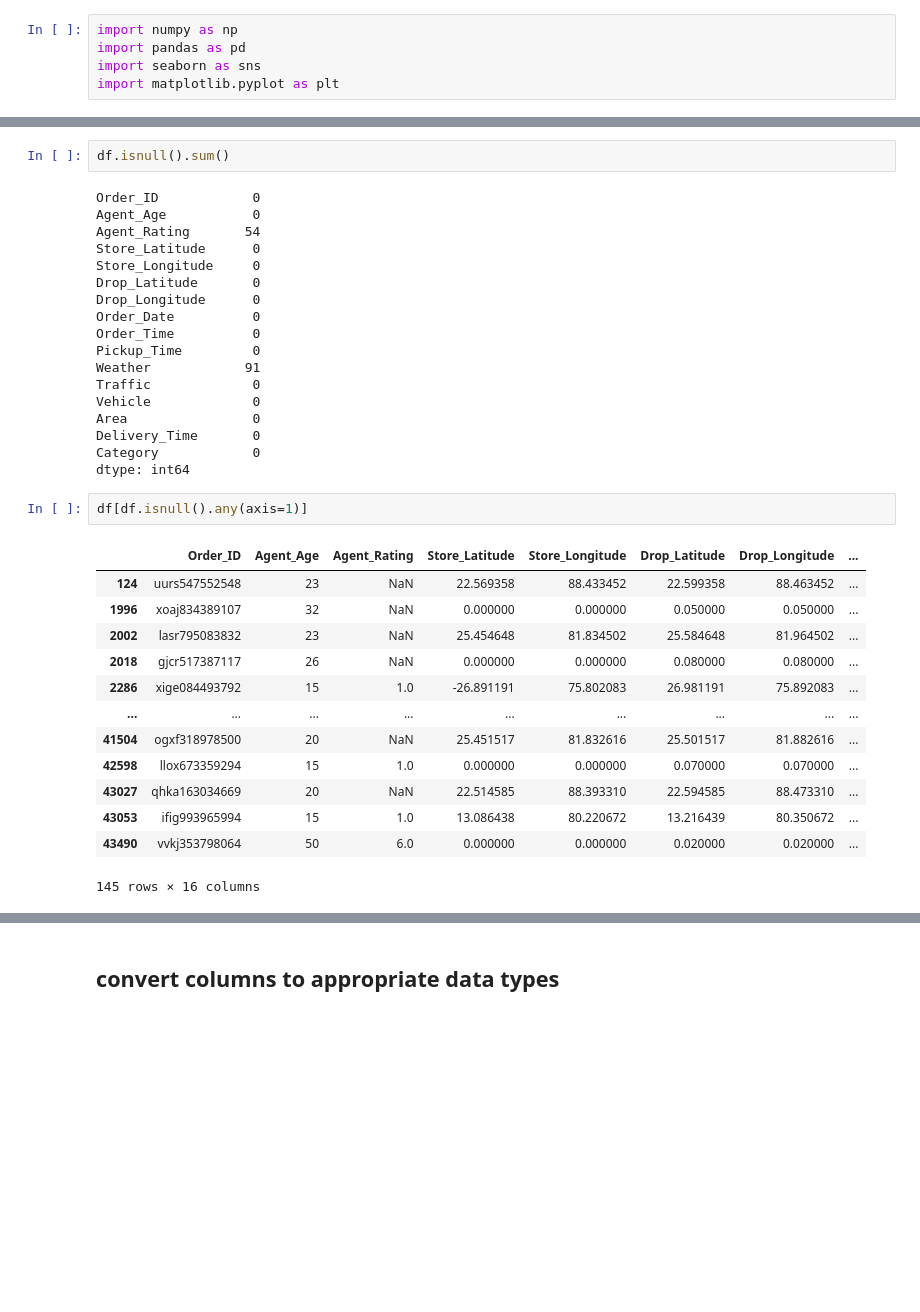
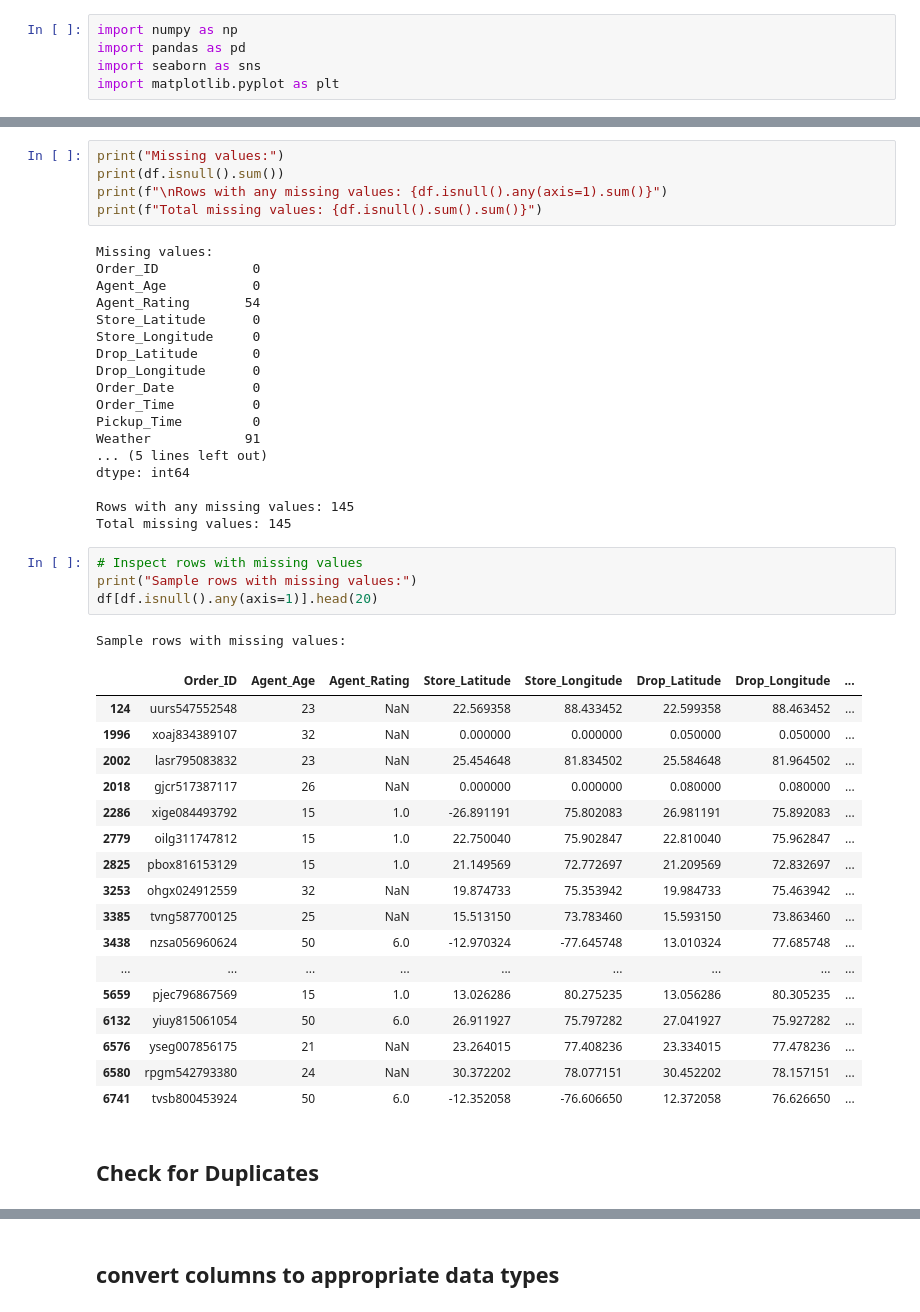
Before and after one commit to anuragchaubey1224/MilesAhead, a Jupyter notebook: notebooks/data_cleaning.ipynb, the cells around one changed output, grey strips where cells are left out. Cells and saved outputs as stored; diff of their text form; blank space fills up the shorter version.

```diff
--- a/notebooks/data_cleaning.ipynb
+++ b/notebooks/data_cleaning.ipynb
@@ -19,8 +29,12 @@ df.head()
 | 3 | rjto796129700 | 38 | 4.7 | 11.003669 | 76.976494 | 11.053669 | 77.026494 | ... |
 | 4 | zguw716275638 | 32 | 4.6 | 12.972793 | 80.249982 | 13.012793 | 80.289982 | ... |
 # %%
-df.isnull().sum()
+print("Missing values:")
+print(df.isnull().sum())
+print(f"\nRows with any missing values: {df.isnull().any(axis=1).sum()}")
+print(f"Total missing values: {df.isnull().sum().sum()}")
 # %% [output]
+Missing values:
 Order_ID            0
 Agent_Age           0
 Agent_Rating       54
@@ -32,26 +46,34 @@ Order_Date          0
 Order_Time          0
 Pickup_Time         0
 Weather            91
-Traffic             0
-Vehicle             0
-Area                0
-Delivery_Time       0
-Category            0
+... (5 lines left out)
 dtype: int64
+
+Rows with any missing values: 145
+Total missing values: 145
 # %%
-df[df.isnull().any(axis=1)]
+# Inspect rows with missing values
+print("Sample rows with missing values:")
+df[df.isnull().any(axis=1)].head(20)
 # %% [output]
+Sample rows with missing values:
 |  | Order_ID | Agent_Age | Agent_Rating | Store_Latitude | Store_Longitude | Drop_Latitude | Drop_Longitude | ... |
 | 124 | uurs547552548 | 23 | NaN | 22.569358 | 88.433452 | 22.599358 | 88.463452 | ... |
 | 1996 | xoaj834389107 | 32 | NaN | 0.000000 | 0.000000 | 0.050000 | 0.050000 | ... |
 | 2002 | lasr795083832 | 23 | NaN | 25.454648 | 81.834502 | 25.584648 | 81.964502 | ... |
 | 2018 | gjcr517387117 | 26 | NaN | 0.000000 | 0.000000 | 0.080000 | 0.080000 | ... |
 | 2286 | xige084493792 | 15 | 1.0 | -26.891191 | 75.802083 | 26.981191 | 75.892083 | ... |
+| 2779 | oilg311747812 | 15 | 1.0 | 22.750040 | 75.902847 | 22.810040 | 75.962847 | ... |
+| 2825 | pbox816153129 | 15 | 1.0 | 21.149569 | 72.772697 | 21.209569 | 72.832697 | ... |
+| 3253 | ohgx024912559 | 32 | NaN | 19.874733 | 75.353942 | 19.984733 | 75.463942 | ... |
+| 3385 | tvng587700125 | 25 | NaN | 15.513150 | 73.783460 | 15.593150 | 73.863460 | ... |
+| 3438 | nzsa056960624 | 50 | 6.0 | -12.970324 | -77.645748 | 13.010324 | 77.685748 | ... |
 | ... | ... | ... | ... | ... | ... | ... | ... | ... |
-| 41504 | ogxf318978500 | 20 | NaN | 25.451517 | 81.832616 | 25.501517 | 81.882616 | ... |
-| 42598 | llox673359294 | 15 | 1.0 | 0.000000 | 0.000000 | 0.070000 | 0.070000 | ... |
-| 43027 | qhka163034669 | 20 | NaN | 22.514585 | 88.393310 | 22.594585 | 88.473310 | ... |
-| 43053 | ifig993965994 | 15 | 1.0 | 13.086438 | 80.220672 | 13.216439 | 80.350672 | ... |
-| 43490 | vvkj353798064 | 50 | 6.0 | 0.000000 | 0.000000 | 0.020000 | 0.020000 | ... |
+| 5659 | pjec796867569 | 15 | 1.0 | 13.026286 | 80.275235 | 13.056286 | 80.305235 | ... |
+| 6132 | yiuy815061054 | 50 | 6.0 | 26.911927 | 75.797282 | 27.041927 | 75.927282 | ... |
+| 6576 | yseg007856175 | 21 | NaN | 23.264015 | 77.408236 | 23.334015 | 77.478236 | ... |
+| 6580 | rpgm542793380 | 24 | NaN | 30.372202 | 78.077151 | 30.452202 | 78.157151 | ... |
+| 6741 | tvsb800453924 | 50 | 6.0 | -12.352058 | -76.606650 | 12.372058 | 76.626650 | ... |
-145 rows × 16 columns
+# %% [markdown]
+## Check for Duplicates
 # %%
```
Also changed, not shown: parts of 25 cells of this notebook.
